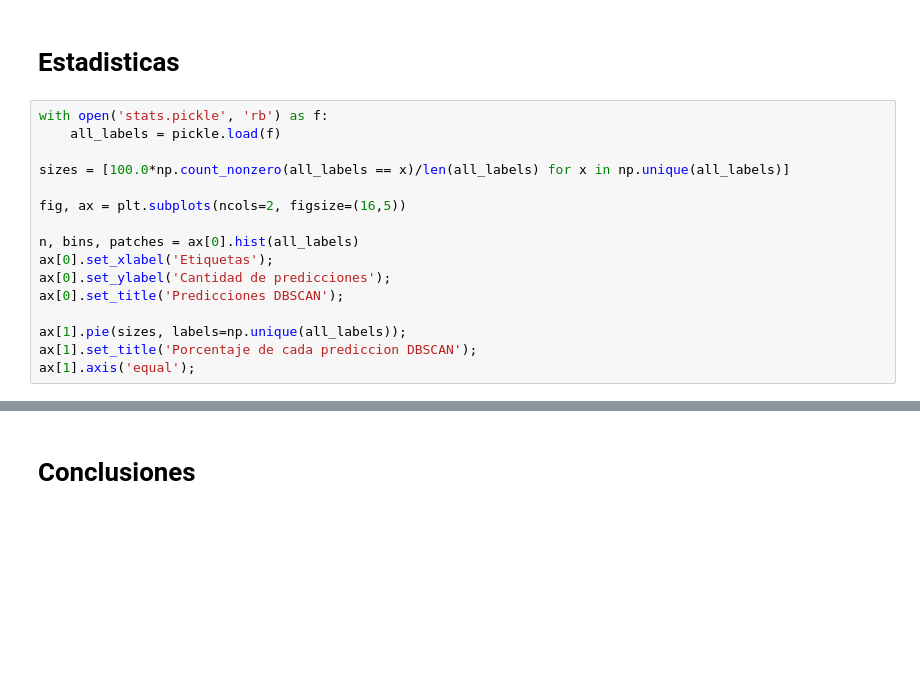
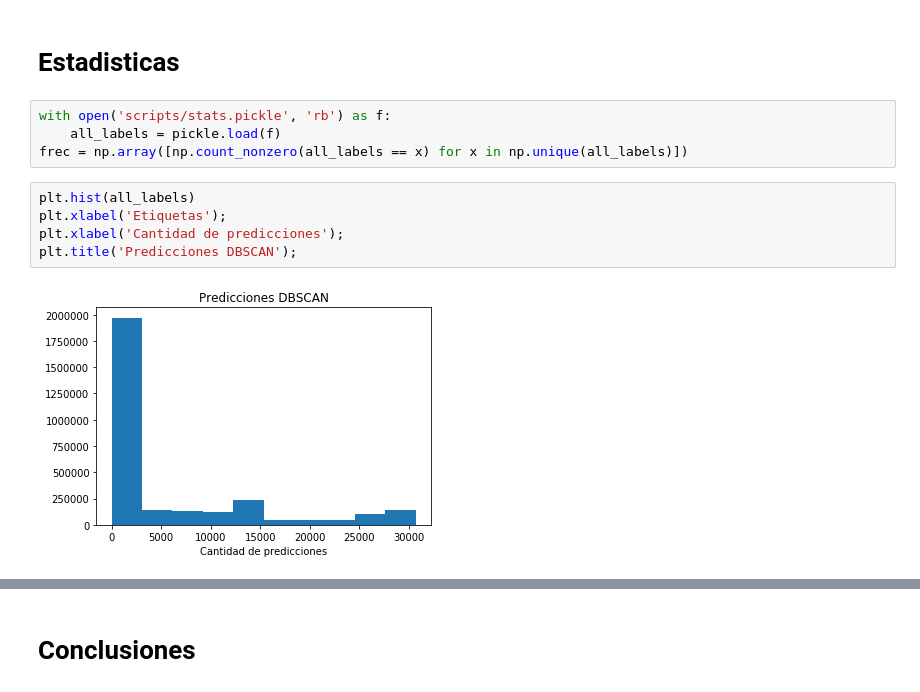
Before and after one commit to estudiantepythonudi/Analisis-Red-Social-Youtube, a Jupyter notebook: DBSCAN.ipynb, the cells around one changed output, grey strips where cells are left out. Drawn from its saved outputs; the diff is of its cells as text; blank space fills up the shorter version.

```diff
--- a/DBSCAN.ipynb
+++ b/DBSCAN.ipynb
@@ -147,19 +147,14 @@ DBS_total = DBSCAN(eps=.001)
 train_model(DBS_total, dbscan_data)
 # %% [markdown]
 # Estadisticas
-# %%
-with open('stats.pickle', 'rb') as f:
-    all_labels = pickle.load(f)
-
-sizes = [100.0*np.count_nonzero(all_labels == x)/len(all_labels) for x in np.unique(all_labels)]
-
-fig, ax = plt.subplots(ncols=2, figsize=(16,5))
-
-n, bins, patches = ax[0].hist(all_labels)
-ax[0].set_xlabel('Etiquetas');
-ax[0].set_ylabel('Cantidad de predicciones');
-ax[0].set_title('Predicciones DBSCAN');
-
-ax[1].pie(sizes, labels=np.unique(all_labels));
-ax[1].set_title('Porcentaje de cada prediccion DBSCAN');
-ax[1].axis('equal');
+# %%
+with open('scripts/stats.pickle', 'rb') as f:
+    all_labels = pickle.load(f)
+frec = np.array([np.count_nonzero(all_labels == x) for x in np.unique(all_labels)])
+# %%
+plt.hist(all_labels)
+plt.xlabel('Etiquetas');
+plt.xlabel('Cantidad de predicciones');
+plt.title('Predicciones DBSCAN');
+# %% [output]
+[figure, added]
```
Also changed, not shown: parts of 3 cells of this notebook, 1 other file.
